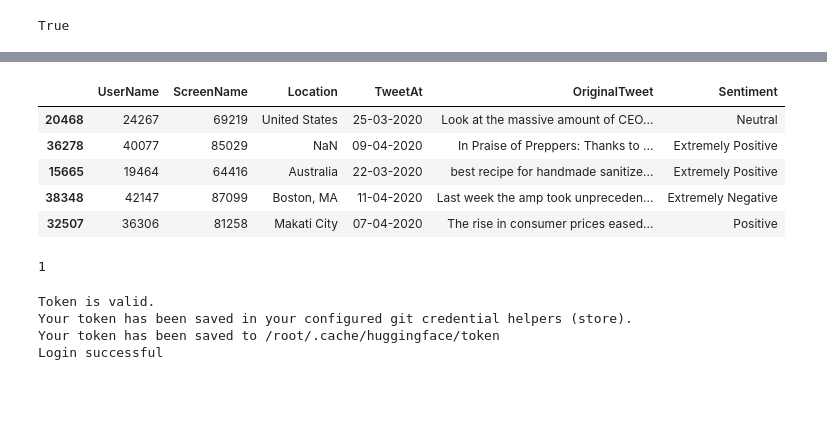
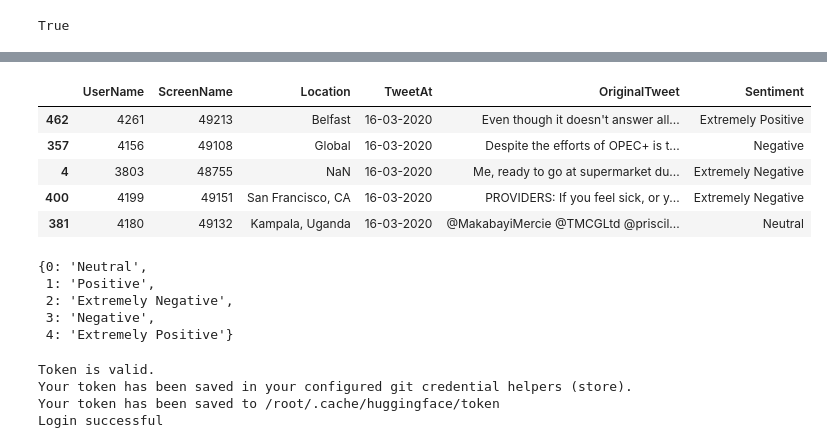
Before and after one commit to aadishchopra/NLP, a Jupyter notebook: Tweets.ipynb, the cells around one changed output, grey strips where cells are left out. Cells and saved outputs as stored; diff of their text form; code cells hidden in the pictures; blank space fills up the shorter version.

```diff
--- a/Tweets.ipynb
+++ b/Tweets.ipynb
@@ -37,15 +37,15 @@ git-lfs is already the newest version (2.9.2-1).
 # %%
-df=pd.read_csv('/content/tweets/Corona_NLP_train.csv', encoding='latin-1',)
-#df=df[1:500]
+df=pd.read_csv('/content/Corona_NLP_train.csv', encoding='latin-1',)
+df=df[1:500]
 df_train,df_test=train_test_split(df,test_size=0.3)
 df_train.head()
 # %% [output]
 |  | UserName | ScreenName | Location | TweetAt | OriginalTweet | Sentiment |
-| 20468 | 24267 | 69219 | United States | 25-03-2020 | Look at the massive amount of CEO... | Neutral |
-| 36278 | 40077 | 85029 | NaN | 09-04-2020 | In Praise of Preppers: Thanks to ... | Extremely Positive |
-| 15665 | 19464 | 64416 | Australia | 22-03-2020 | best recipe for handmade sanitize... | Extremely Positive |
-| 38348 | 42147 | 87099 | Boston, MA | 11-04-2020 | Last week the amp took unpreceden... | Extremely Negative |
-| 32507 | 36306 | 81258 | Makati City | 07-04-2020 | The rise in consumer prices eased... | Positive |
+| 462 | 4261 | 49213 | Belfast | 16-03-2020 | Even though it doesn't answer all... | Extremely Positive |
+| 357 | 4156 | 49108 | Global | 16-03-2020 | Despite the efforts of OPEC+ is t... | Negative |
+| 4 | 3803 | 48755 | NaN | 16-03-2020 | Me, ready to go at supermarket du... | Extremely Negative |
+| 400 | 4199 | 49151 | San Francisco, CA | 16-03-2020 | PROVIDERS: If you feel sick, or y... | Extremely Negative |
+| 381 | 4180 | 49132 | Kampala, Uganda | 16-03-2020 | @MakabayiMercie @TMCGLtd @priscil... | Neutral |
 # %%
 df_train=df_train[['OriginalTweet','Sentiment']]
 df_train['Sentiment'].unique()
@@ -54,10 +54,6 @@ df_train['Sentiment'].unique()
 emotion=['Neutral', 'Positive', 'Extremely Negative', 'Negative',
        'Extremely Positive']
 num=[0,1,2,3,4]
-
 emotion_dict=dict(zip(emotion,num))
 
-
-emotion_dict['Positive']
+label2id=emotion_dict
-# %% [output]
-1
@@ -64,3 +62,11 @@ emotion_dict['Positive']
+# %%
+id2label
+# %% [output]
+{0: 'Neutral',
+ 1: 'Positive',
+ 2: 'Extremely Negative',
+ 3: 'Negative',
+ 4: 'Extremely Positive'}
 # %%
 df_test=df_test[['OriginalTweet','Sentiment']]
 # %%
```
Also changed, not shown: parts of 16 cells of this notebook.
